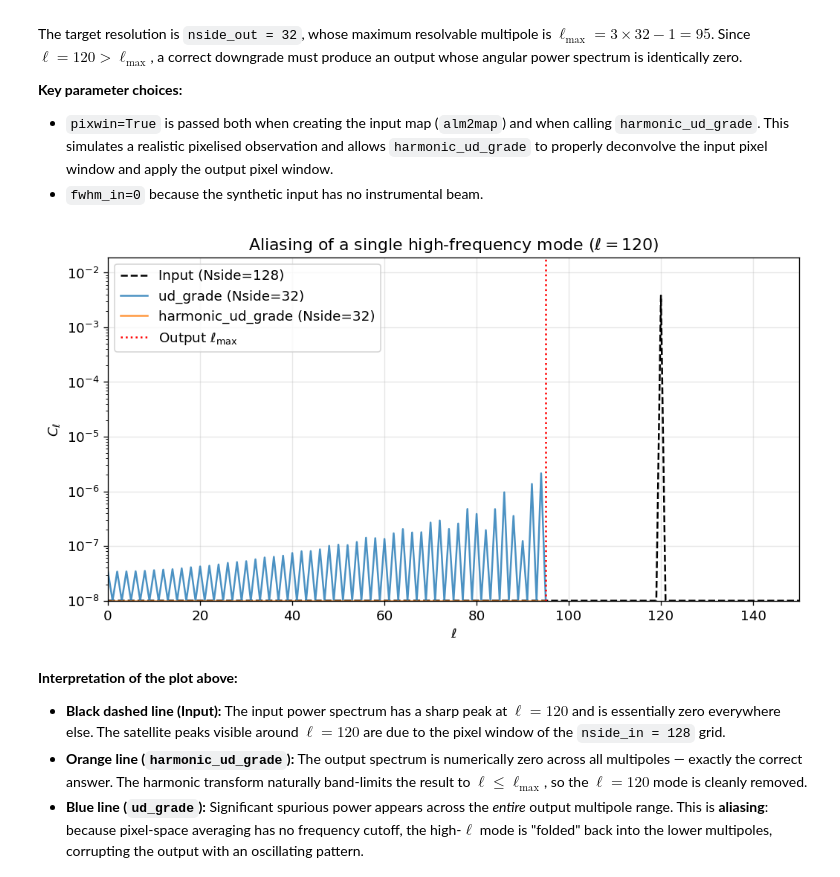
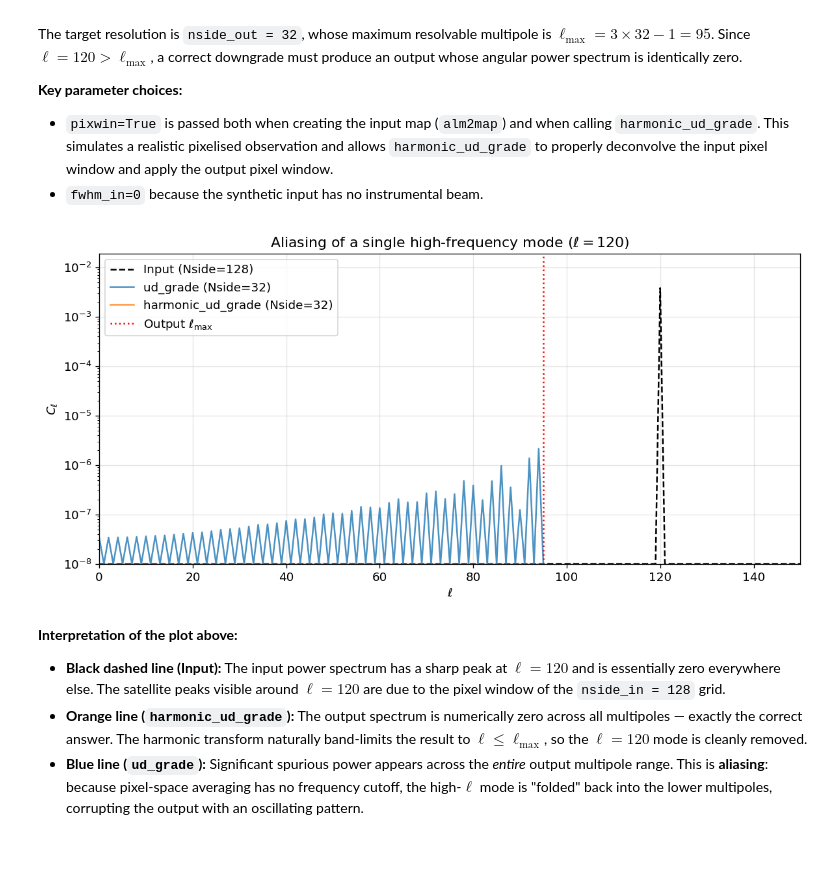
Before and after one commit to zonca/zonca.dev, a Jupyter notebook: posts/2026-05-05-healpy-harmonic-ud-grade.ipynb, the cells around one changed output. Drawn from its saved outputs; the diff is of its cells as text; code cells hidden in the pictures; blank space fills up the shorter version.

```diff
--- a/posts/2026-05-05-healpy-harmonic-ud-grade.ipynb
+++ b/posts/2026-05-05-healpy-harmonic-ud-grade.ipynb
@@ -162,35 +163,37 @@ m_in = hp.alm2map(alm_single, nside=nside_in, pixwin=True)
 # Downgrade methods
 m_ud = hp.ud_grade(m_in, nside_out=nside_out)
 
-# No input beam for this synthetic test → fwhm_in=0 (the default)
+# fwhm_in is required
+# For this synthetic test there is no input beam → pass 0
 m_harm = hp.harmonic_ud_grade(
     m_in,
     nside_out=nside_out,
     fwhm_in=0,
     use_pixel_weights=False,
     pixwin=True,
     fwhm_out=0,
 )
 
 cl_in = hp.anafast(m_in)
 cl_ud = hp.anafast(m_ud)
 cl_harm = hp.anafast(m_harm)
 
 plt.figure(figsize=(10, 5))
 plt.semilogy(np.maximum(cl_in, 1e-8), label=f"Input (Nside={nside_in})", color="black", linestyle="--")
 plt.semilogy(np.maximum(cl_ud, 1e-8), label=f"ud_grade (Nside={nside_out})", alpha=0.8)
 plt.semilogy(np.maximum(cl_harm, 1e-8), label=f"harmonic_ud_grade (Nside={nside_out})", alpha=0.8)
 plt.axvline(lmax_out, color="red", ls=":", label=r"Output $\ell_{\max}$")
 plt.xlabel(r"$\ell$")
 plt.ylabel(r"$C_\ell$")
 plt.xlim(0, 150)
 plt.ylim(1e-8, cl_in.max() * 5)
 plt.title("Aliasing of a single high-frequency mode ($\\ell=120$)")
 plt.legend()
 plt.grid(alpha=0.3)
+plt.tight_layout()
 plt.show()
 # %% [output]
-[figure, old version]
+[figure, new version]
 # %% [markdown]
 **Interpretation of the plot above:**
 
```
Also changed, not shown: parts of 11 cells of this notebook.
